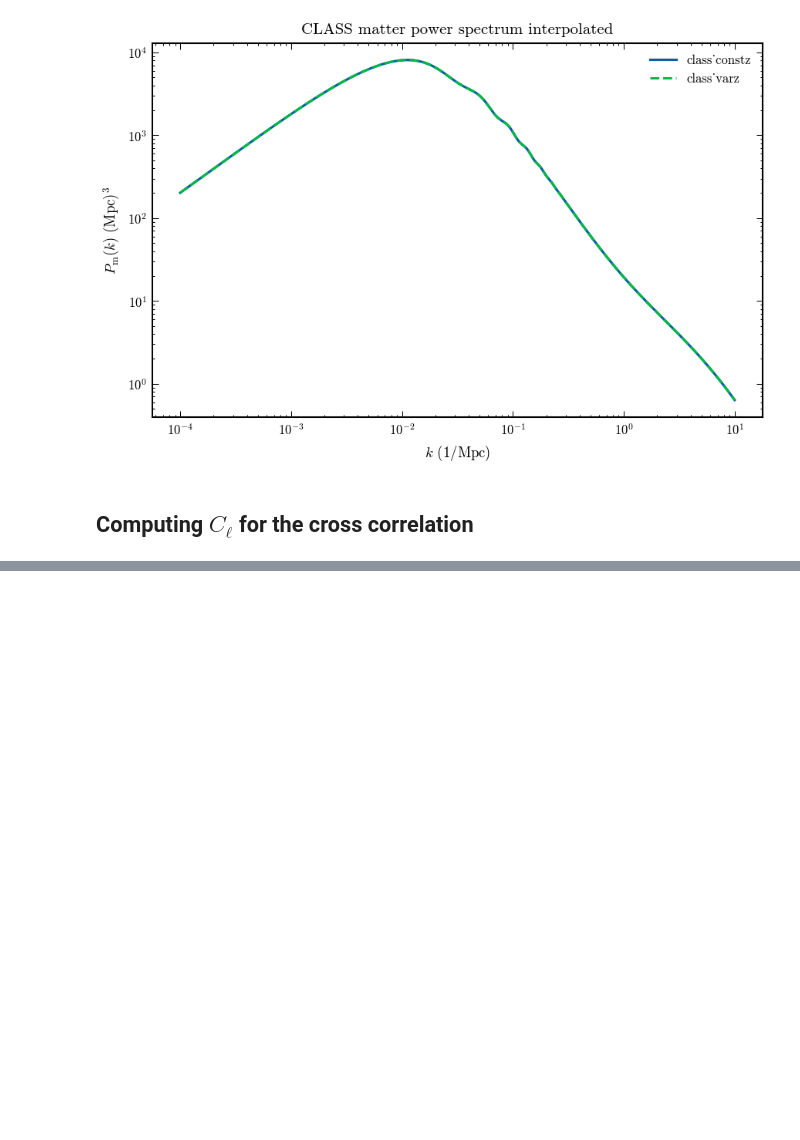
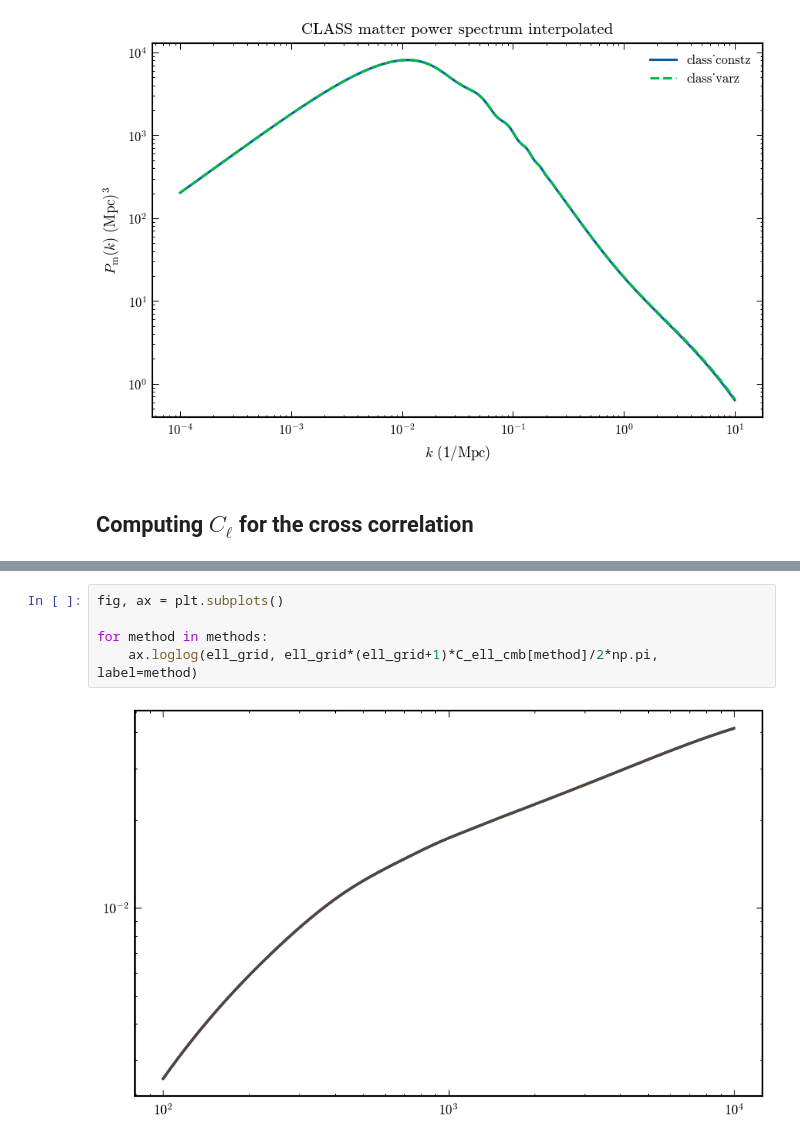
Before and after one commit to vPedreros/gravitomagnetic, a Jupyter notebook: C_l_gral.ipynb, the cells around one changed output, grey strips where cells are left out. Drawn from its saved outputs; the diff is of its cells as text; blank space fills up the shorter version.

```diff
--- a/C_l_gral.ipynb
+++ b/C_l_gral.ipynb
@@ -499,0 +311,7 @@ cl['ell'][50]
+# %%
+fig, ax = plt.subplots()
+
+for method in methods:
+    ax.loglog(ell_grid, ell_grid*(ell_grid+1)*C_ell_cmb[method]/2*np.pi, label=method)
+# %% [output]
+[figure, added]
```
Also changed, not shown: parts of 65 cells of this notebook.
